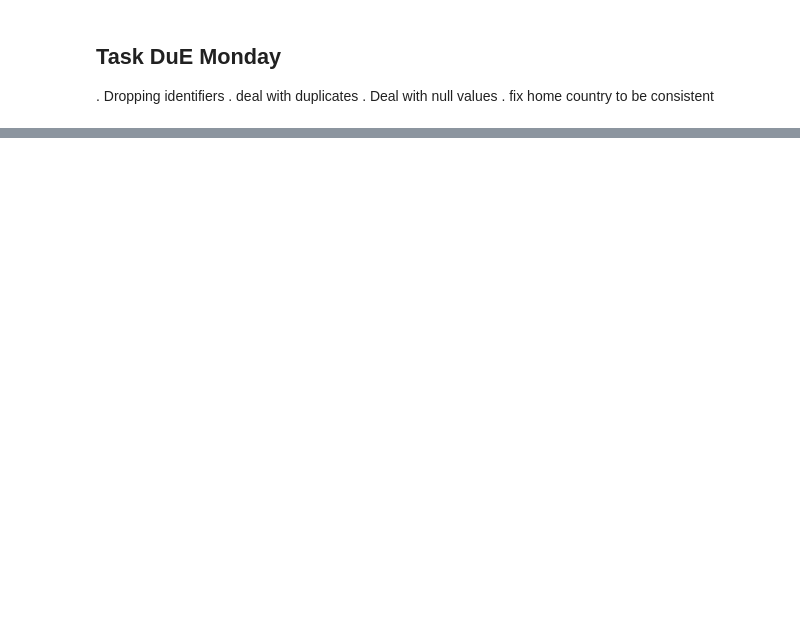
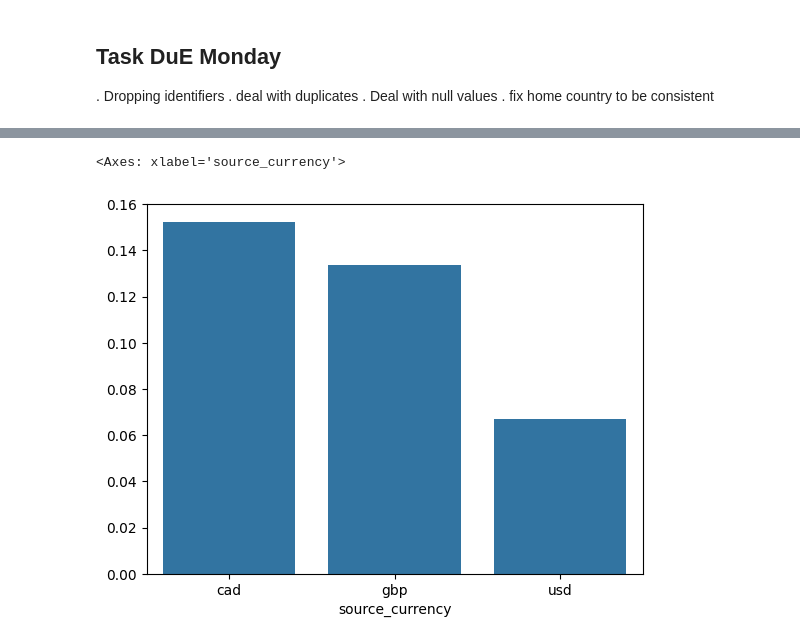
Before and after one commit to SUNDAYTITILAYO/fraudulent-prediction-project, a Jupyter notebook: notebook/EDA.ipynb, the cells around one changed output, grey strips where cells are left out. Drawn from its saved outputs; the diff is of its cells as text; code cells hidden in the pictures; blank space fills up the shorter version.

```diff
--- a/notebook/EDA.ipynb
+++ b/notebook/EDA.ipynb
@@ -163,0 +240,10 @@ Data.head()
+# %%
+fraud_rate = Data.groupby('source_currency')['is_fraud'].mean()
+# %%
+sns.barplot(
+    x=fraud_rate.index,
+    y=fraud_rate.values
+)
+# %% [output]
+<Axes: xlabel='source_currency'>
+[figure, added]
```
Also changed, not shown: parts of 44 cells of this notebook.
